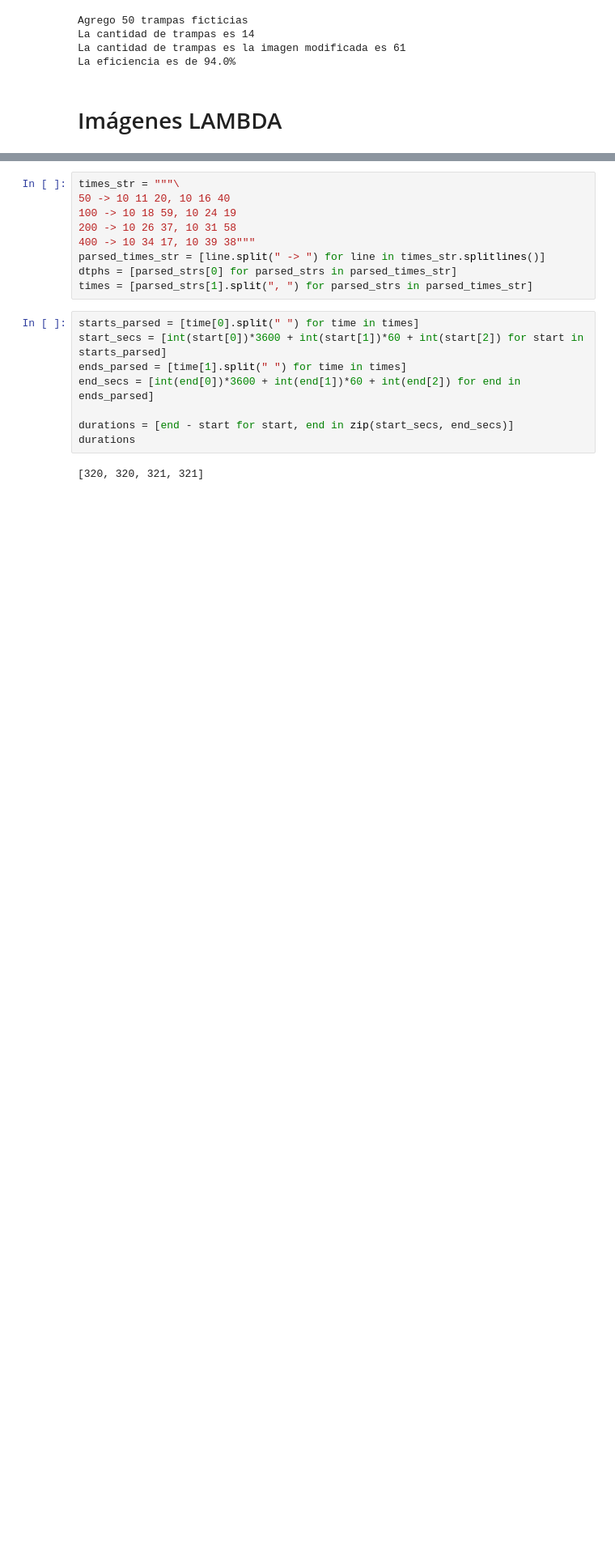
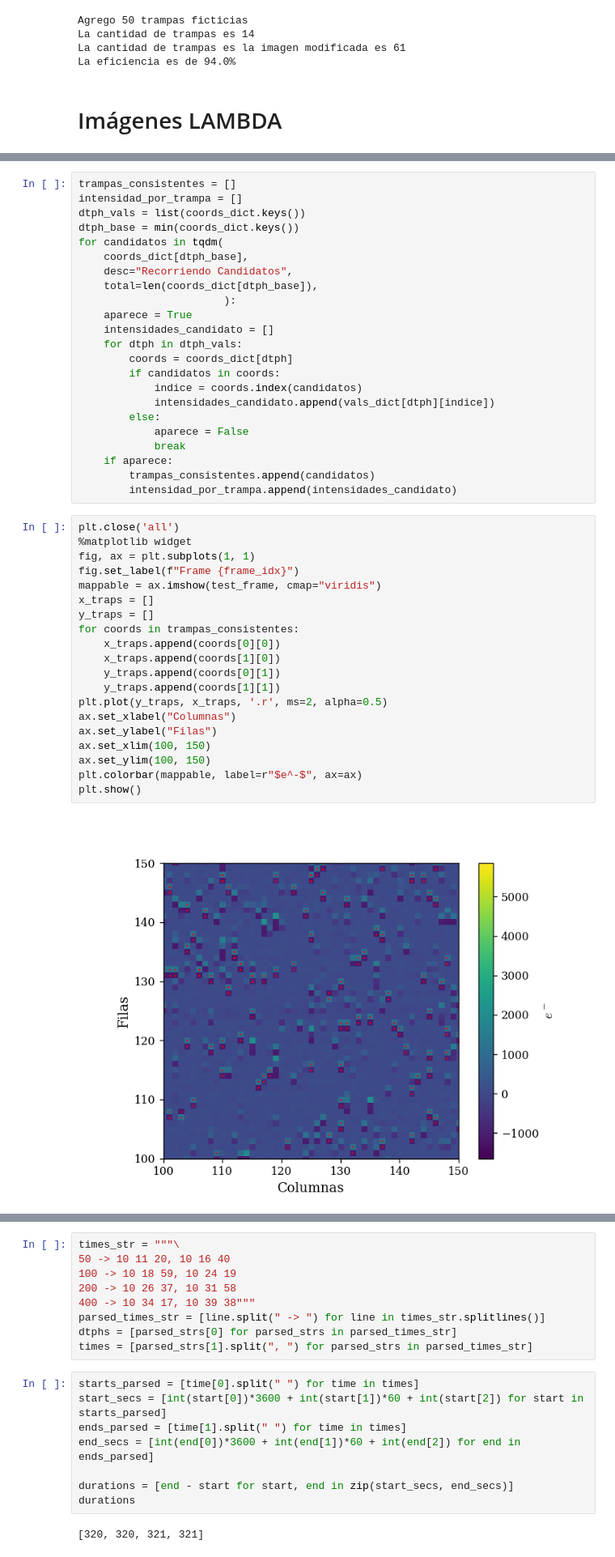
Before and after one commit to agustinbrusco/LAMBDA_Hub, a Jupyter notebook: skipper_image_analysis/pocket_analysis.ipynb, the cells around one changed output, grey strips where cells are left out. Shown at 81% size. Drawn from its saved outputs; the diff is of its cells as text; blank space fills up the shorter version.

```diff
--- a/skipper_image_analysis/pocket_analysis.ipynb
+++ b/skipper_image_analysis/pocket_analysis.ipynb
@@ -436,0 +493,45 @@ plt.show()
+# %%
+trampas_consistentes = []
+intensidad_por_trampa = []
+dtph_vals = list(coords_dict.keys())
+dtph_base = min(coords_dict.keys())
+for candidatos in tqdm(
+    coords_dict[dtph_base],
+    desc="Recorriendo Candidatos",
+    total=len(coords_dict[dtph_base]),
+                       ):
+    aparece = True
+    intensidades_candidato = []
+    for dtph in dtph_vals:
+        coords = coords_dict[dtph]
+        if candidatos in coords:
+            indice = coords.index(candidatos)
+            intensidades_candidato.append(vals_dict[dtph][indice])
+        else:
+            aparece = False
+            break
+    if aparece:
+        trampas_consistentes.append(candidatos)
+        intensidad_por_trampa.append(intensidades_candidato)
+# %%
+plt.close('all')
+%matplotlib widget
+fig, ax = plt.subplots(1, 1)
+fig.set_label(f"Frame {frame_idx}")
+mappable = ax.imshow(test_frame, cmap="viridis")
+x_traps = []
+y_traps = []
+for coords in trampas_consistentes:
+    x_traps.append(coords[0][0])
+    x_traps.append(coords[1][0])
+    y_traps.append(coords[0][1])
+    y_traps.append(coords[1][1])
+plt.plot(y_traps, x_traps, '.r', ms=2, alpha=0.5)
+ax.set_xlabel("Columnas")
+ax.set_ylabel("Filas")
+ax.set_xlim(100, 150)
+ax.set_ylim(100, 150)
+plt.colorbar(mappable, label=r"$e^-$", ax=ax)
+plt.show()
+# %% [output]
+[figure, added]
```
Also changed, not shown: parts of 12 cells of this notebook.
